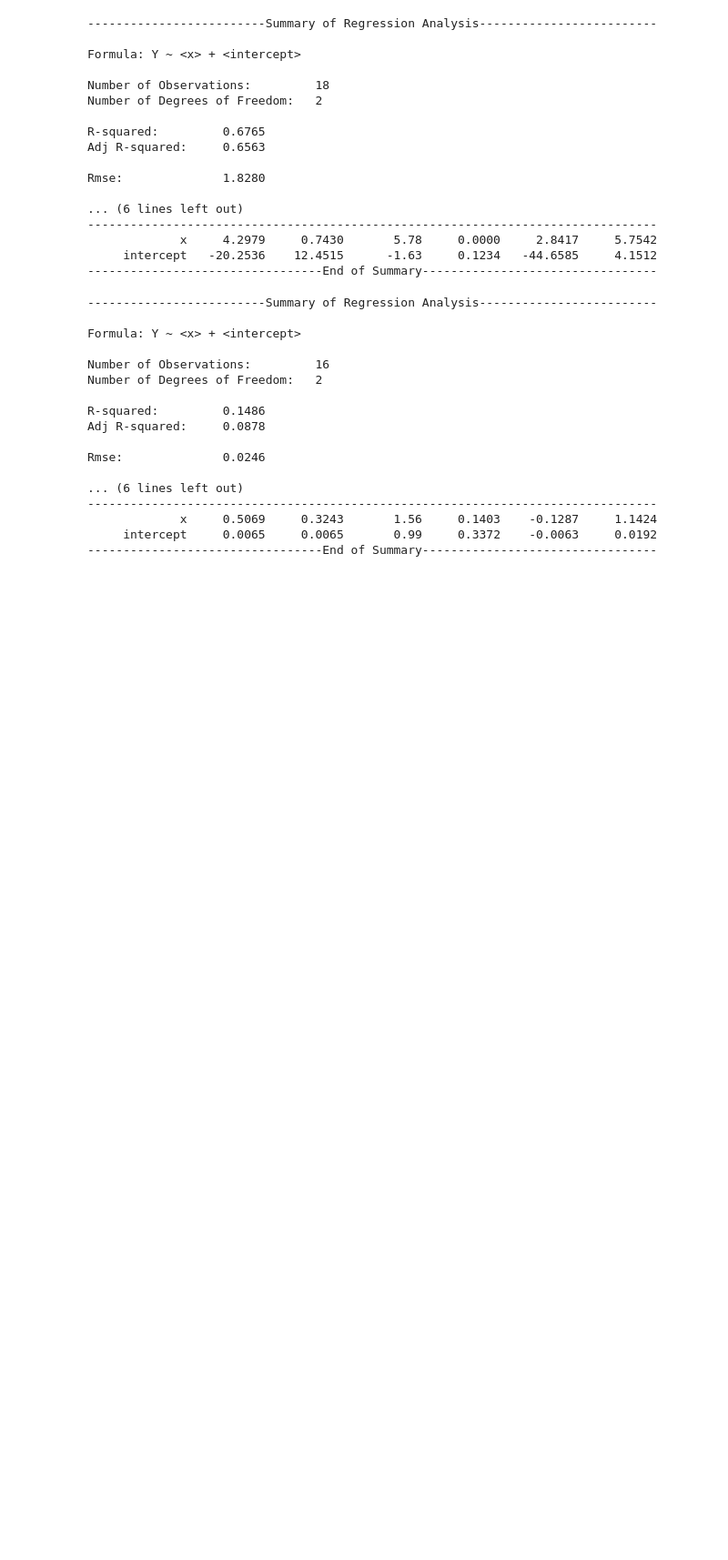
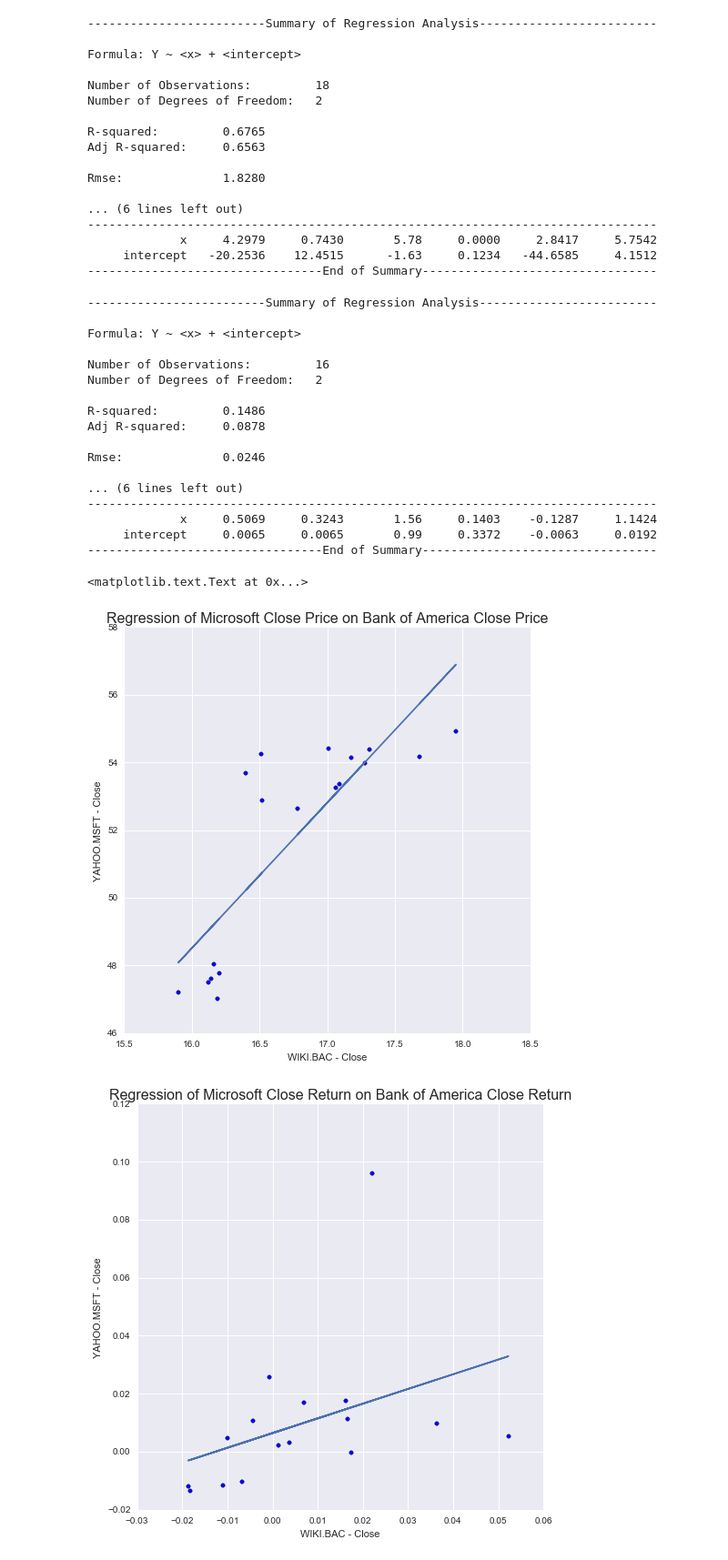
Before and after one commit to mbeven/FINM_2016_SPRING, a Jupyter notebook: FINM 33150/HW1/MSFT_BAC.ipynb, the cells around one changed output. Shown at 91% size. Drawn from its saved outputs; the diff is of its cells as text; code cells hidden in the pictures; blank space fills up the shorter version.

Commit message:
more regresseion hw1 changes.  submitted

```diff
--- a/FINM 33150/HW1/MSFT_BAC.ipynb
+++ b/FINM 33150/HW1/MSFT_BAC.ipynb
@@ -127,3 +127,27 @@ Rmse:              0.0246
              x     0.5069     0.3243       1.56     0.1403    -0.1287     1.1424
      intercept     0.0065     0.0065       0.99     0.3372    -0.0063     0.0192
 ---------------------------------End of Summary---------------------------------
+# %%
+# plot prices regression
+x = regress.x['x']
+y = regress.beta[0]*x+regress.beta[1]
+plt.figure(1,figsize=(8,8))
+plt.plot(x,y)
+plt.scatter(x,regress.y)
+plt.ylabel('YAHOO.MSFT - Close')
+plt.xlabel('WIKI.BAC - Close')
+plt.title('Regression of Microsoft Close Price on Bank of America Close Price',fontsize=16)
+
+# plot returns regression
+x = regress_log_rets.x['x']
+y = regress_log_rets.beta[0]*x+regress_log_rets.beta[1]
+plt.figure(2,figsize=(8,8))
+plt.plot(x,y)
+plt.scatter(x,regress_log_rets.y)
+plt.ylabel('YAHOO.MSFT - Close')
+plt.xlabel('WIKI.BAC - Close')
+plt.title('Regression of Microsoft Close Return on Bank of America Close Return',fontsize=16)
+# %% [output]
+<matplotlib.text.Text at 0x...>
+[figure, added]
+[figure, added]
```
Also changed, not shown: parts of 1 cell of this notebook, 12 other files.
